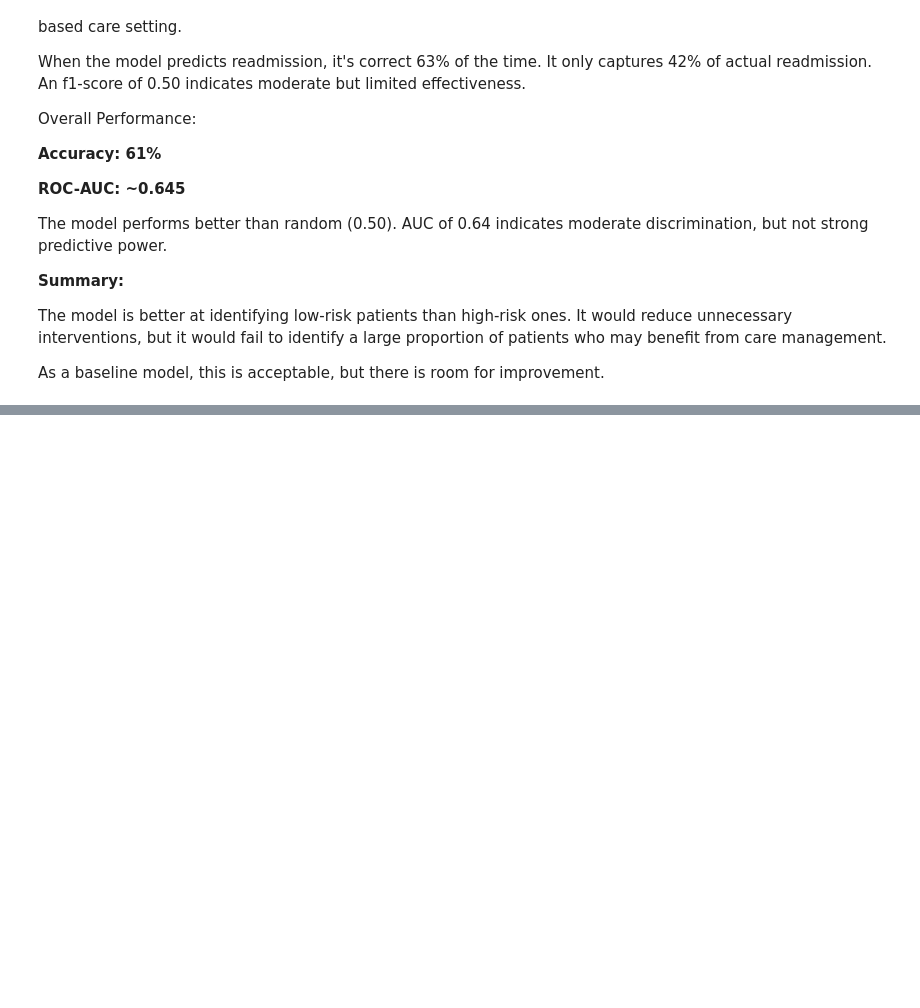
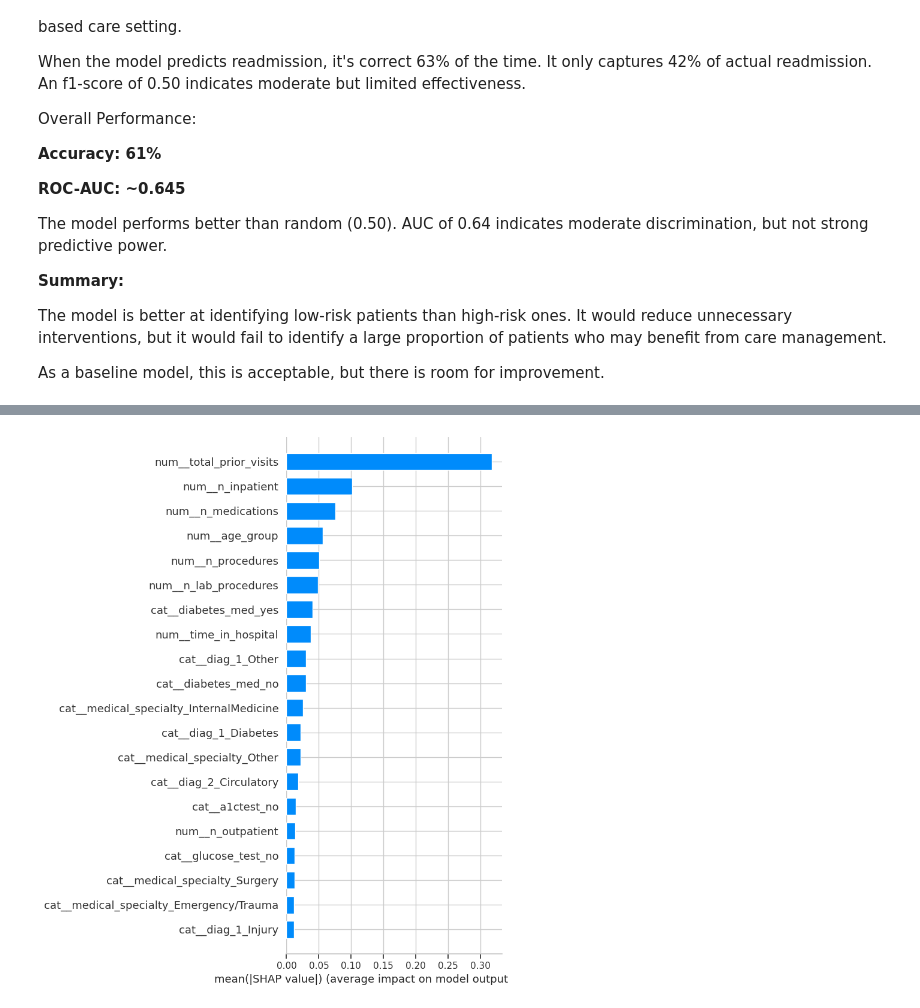
Before and after one commit to hjag038/hospital_readmission_risk, a Jupyter notebook: hospital_readmission_risk.ipynb, the cells around one changed output, grey strips where cells are left out. Drawn from its saved outputs; the diff is of its cells as text; code cells hidden in the pictures; blank space fills up the shorter version.

```diff
--- a/hospital_readmission_risk.ipynb
+++ b/hospital_readmission_risk.ipynb
@@ -591,0 +695,15 @@ As a baseline model, this is acceptable, but there is room for improvement.
+# %%
+# GridSearchCV for Tuning
+
+grid_dt = GridSearchCV(
+    dt_pipeline,
+    param_grid,
+    cv=5,
+    scoring='roc_auc',
+    n_jobs=-1
+)
+
+grid_dt.fit(X_train, y_train)
+
+print("Best Parameters:", grid_dt.best_params_)
+print("Best CV ROC-AUC:", grid_dt.best_score_)
@@ -591,0 +1288,27 @@ As a baseline model, this is acceptable, but there is room for improvement.
+# %%
+# Using the best model
+best_model = gb_pipeline.named_steps['model']
+
+# Transforming data using the same preprocessor
+X_train_transformed = gb_pipeline.named_steps['preprocessor'].transform(X_train)
+
+# Fit the model on the transformed data
+best_model.fit(X_train_transformed, y_train)
+
+feature_names = gb_pipeline.named_steps['preprocessor'].get_feature_names_out()
+
+# Using SHAP explainer
+explainer = shap.TreeExplainer(best_model)
+
+shap_values = explainer.shap_values(X_train_transformed)
+
+# Using Bar plot to get a clear ranking of the most influential predictors
+
+shap.summary_plot(
+    shap_values,
+    X_train_transformed,
+    feature_names=feature_names,
+    plot_type="bar"
+)
+# %% [output]
+[figure, added]
```
Also changed, not shown: parts of 57 cells of this notebook.
